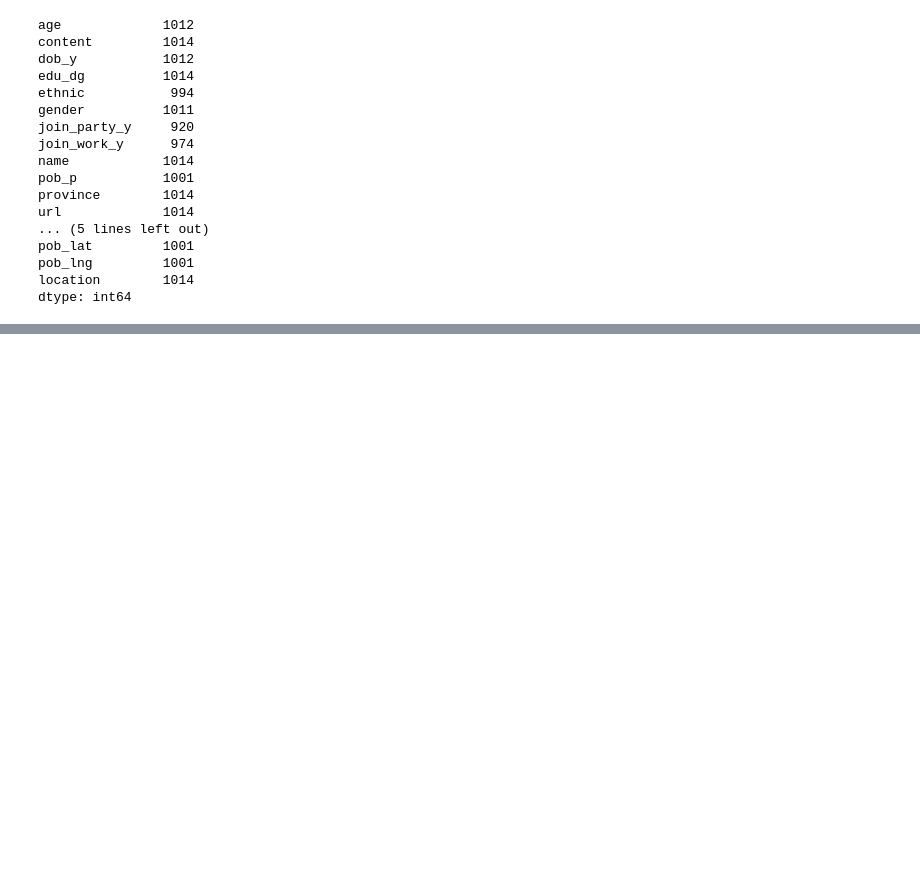
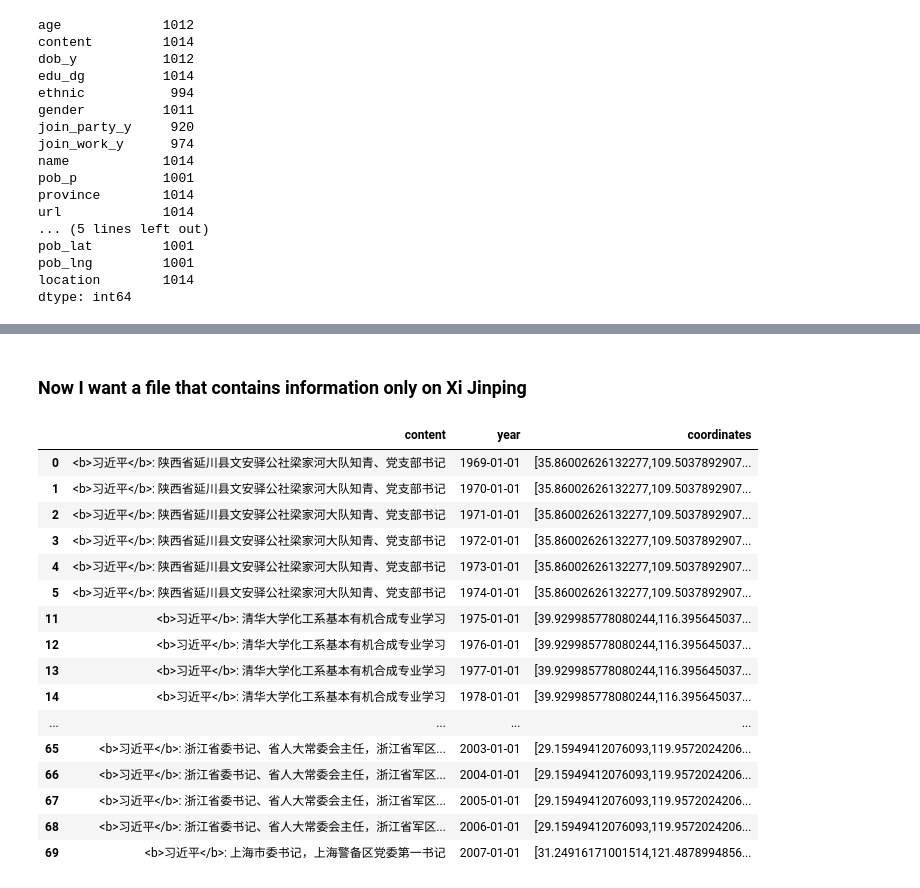
Before and after one commit to Weihua4455/database, a Jupyter notebook: final_project/merge-clean/Get_Map_CSVs.ipynb, the cells around one changed output, grey strips where cells are left out. Saved outputs shown, nothing was run; the diff lists cells and outputs as text; code cells hidden in the pictures; blank space fills up the shorter version.

```diff
--- a/final_project/merge-clean/Get_Map_CSVs.ipynb
+++ b/final_project/merge-clean/Get_Map_CSVs.ipynb
@@ -170,0 +182,2 @@ df1.to_csv("year_map.csv", index = False)
+# %% [markdown]
+### Now I want a file that contains information only on Xi Jinping
@@ -170,0 +190,10 @@ df1.to_csv("year_map.csv", index = False)
+# %%
+xi["content"] = "<b>" + df2["name"] + "</b>" + ": " + df2["content"]
+# %%
+xi["year"] = df2["year"]
+# %%
+def get_coordinates(row):
+    coordinates = "[" + str(row["location_lat"]) + "," + str(row["location_lng"]) + "]"
+    return coordinates
+# %%
+xi["coordinates"] = df2.apply(get_coordinates, axis=1)
@@ -170,0 +202,20 @@ df1.to_csv("year_map.csv", index = False)
+# %%
+xi
+# %% [output]
+|  | content | year | coordinates |
+| 0 | <b>习近平</b>: 陕西省延川县文安驿公社梁家河大队知青、党支部书记 | 1969-01-01 | [35.86002626132277,109.5037892907... |
+| 1 | <b>习近平</b>: 陕西省延川县文安驿公社梁家河大队知青、党支部书记 | 1970-01-01 | [35.86002626132277,109.5037892907... |
+| 2 | <b>习近平</b>: 陕西省延川县文安驿公社梁家河大队知青、党支部书记 | 1971-01-01 | [35.86002626132277,109.5037892907... |
+| 3 | <b>习近平</b>: 陕西省延川县文安驿公社梁家河大队知青、党支部书记 | 1972-01-01 | [35.86002626132277,109.5037892907... |
+| 4 | <b>习近平</b>: 陕西省延川县文安驿公社梁家河大队知青、党支部书记 | 1973-01-01 | [35.86002626132277,109.5037892907... |
+| 5 | <b>习近平</b>: 陕西省延川县文安驿公社梁家河大队知青、党支部书记 | 1974-01-01 | [35.86002626132277,109.5037892907... |
+| 11 | <b>习近平</b>: 清华大学化工系基本有机合成专业学习 | 1975-01-01 | [39.929985778080244,116.395645037... |
+| 12 | <b>习近平</b>: 清华大学化工系基本有机合成专业学习 | 1976-01-01 | [39.929985778080244,116.395645037... |
+| 13 | <b>习近平</b>: 清华大学化工系基本有机合成专业学习 | 1977-01-01 | [39.929985778080244,116.395645037... |
+| 14 | <b>习近平</b>: 清华大学化工系基本有机合成专业学习 | 1978-01-01 | [39.929985778080244,116.395645037... |
+| ... | ... | ... | ... |
+| 65 | <b>习近平</b>: 浙江省委书记、省人大常委会主任，浙江省军区... | 2003-01-01 | [29.15949412076093,119.9572024206... |
+| 66 | <b>习近平</b>: 浙江省委书记、省人大常委会主任，浙江省军区... | 2004-01-01 | [29.15949412076093,119.9572024206... |
+| 67 | <b>习近平</b>: 浙江省委书记、省人大常委会主任，浙江省军区... | 2005-01-01 | [29.15949412076093,119.9572024206... |
+| 68 | <b>习近平</b>: 浙江省委书记、省人大常委会主任，浙江省军区... | 2006-01-01 | [29.15949412076093,119.9572024206... |
+| 69 | <b>习近平</b>: 上海市委书记，上海警备区党委第一书记 | 2007-01-01 | [31.24916171001514,121.4878994856... |
```
Also changed, not shown: parts of 13 cells of this notebook.
